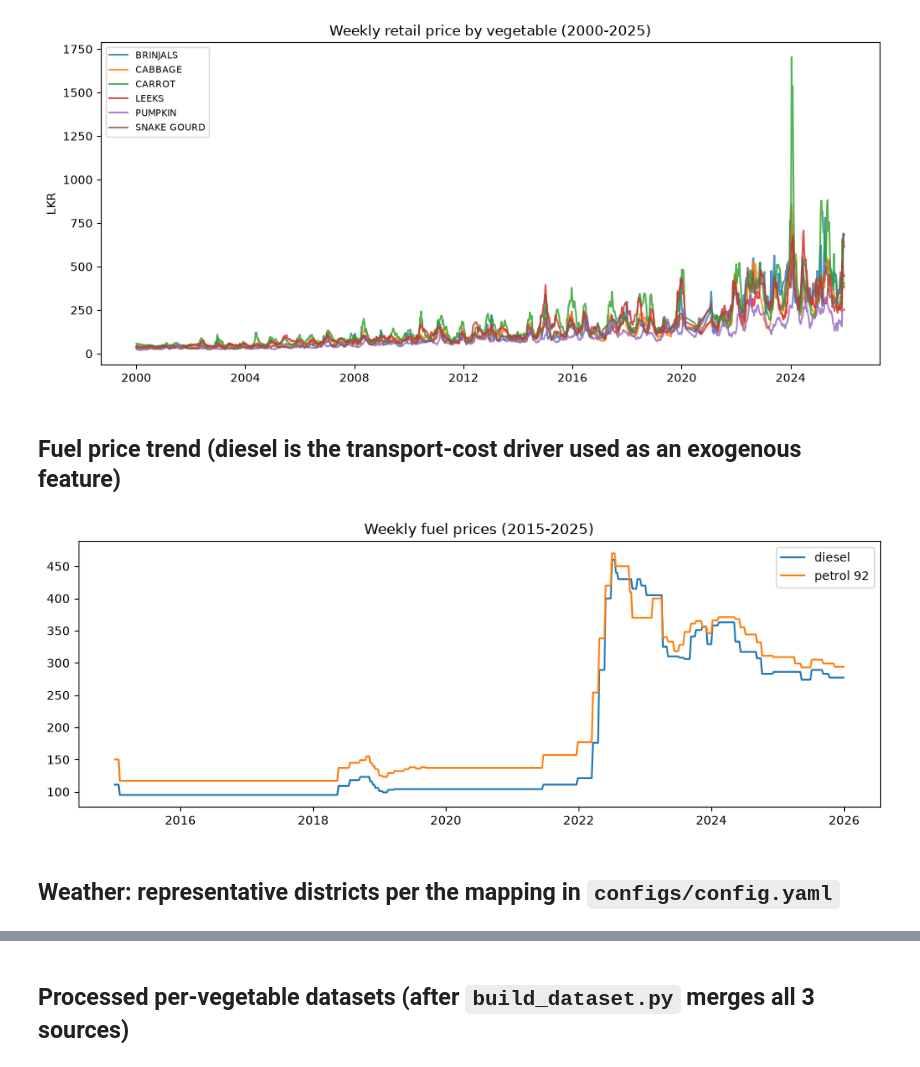
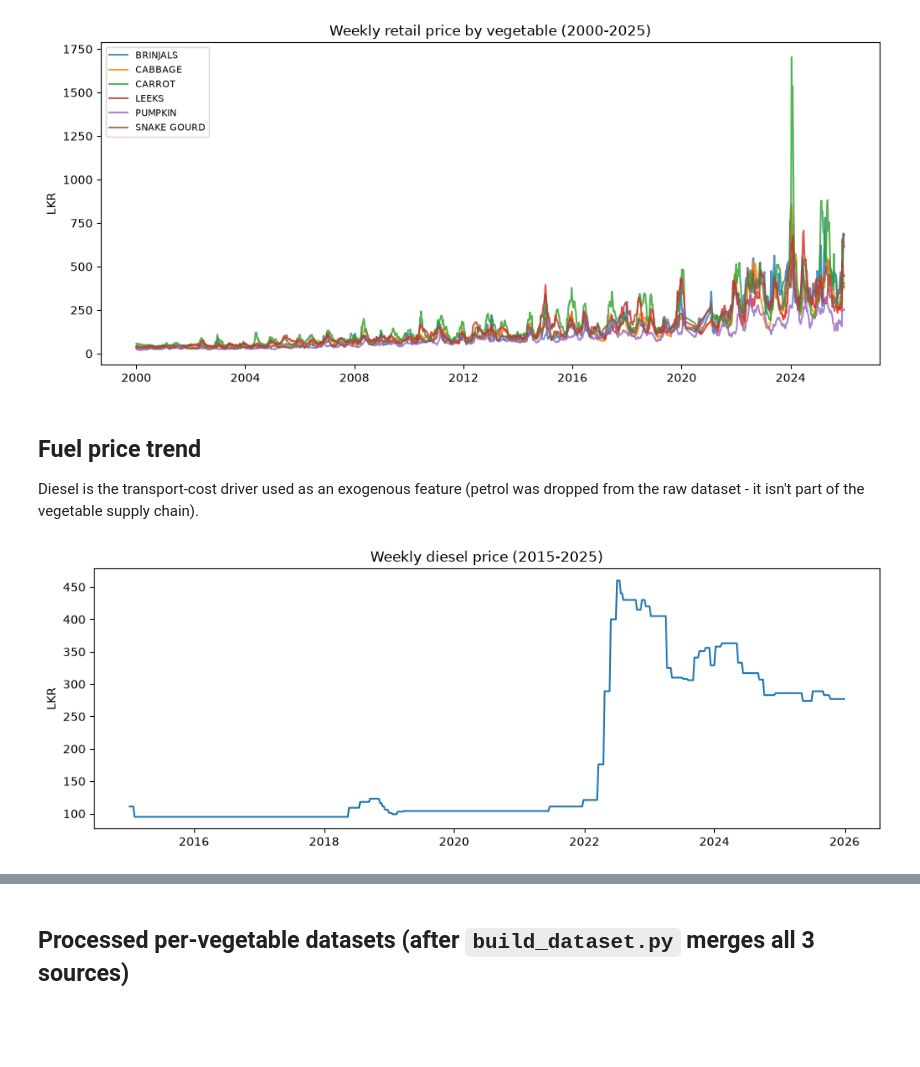
Before and after one commit to ZeroWillHero/vege-predict, a Jupyter notebook: notebooks/01_data_exploration.ipynb, the cells around one changed output, grey strips where cells are left out. Cells and saved outputs as stored; diff of their text form; code cells hidden in the pictures; blank space fills up the shorter version.

```diff
--- a/notebooks/01_data_exploration.ipynb
+++ b/notebooks/01_data_exploration.ipynb
@@ -45,15 +46,14 @@ plt.show()
 # %% [output]
 [figure]
 # %% [markdown]
-## Fuel price trend (diesel is the transport-cost driver used as an exogenous feature)
+## Fuel price trend
+
+Diesel is the transport-cost driver used as an exogenous feature (petrol was dropped from the raw dataset - it isn't part of the vegetable supply chain).
 # %%
 fig, ax = plt.subplots(figsize=(12, 4))
-ax.plot(fuel['date'], fuel['diesel_price'], label='diesel')
-ax.plot(fuel['date'], fuel['petrol92_price'], label='petrol 92')
-ax.set_title('Weekly fuel prices (2015-2025)')
-ax.legend()
+ax.plot(fuel['date'], fuel['diesel_price'])
+ax.set_title('Weekly diesel price (2015-2025)')
+ax.set_ylabel('LKR')
 plt.show()
 # %% [output]
-[figure, old version]
+[figure, new version]
-# %% [markdown]
-## Weather: representative districts per the mapping in `configs/config.yaml`
```
Also changed, not shown: parts of 19 cells of this notebook, 11 other files.
